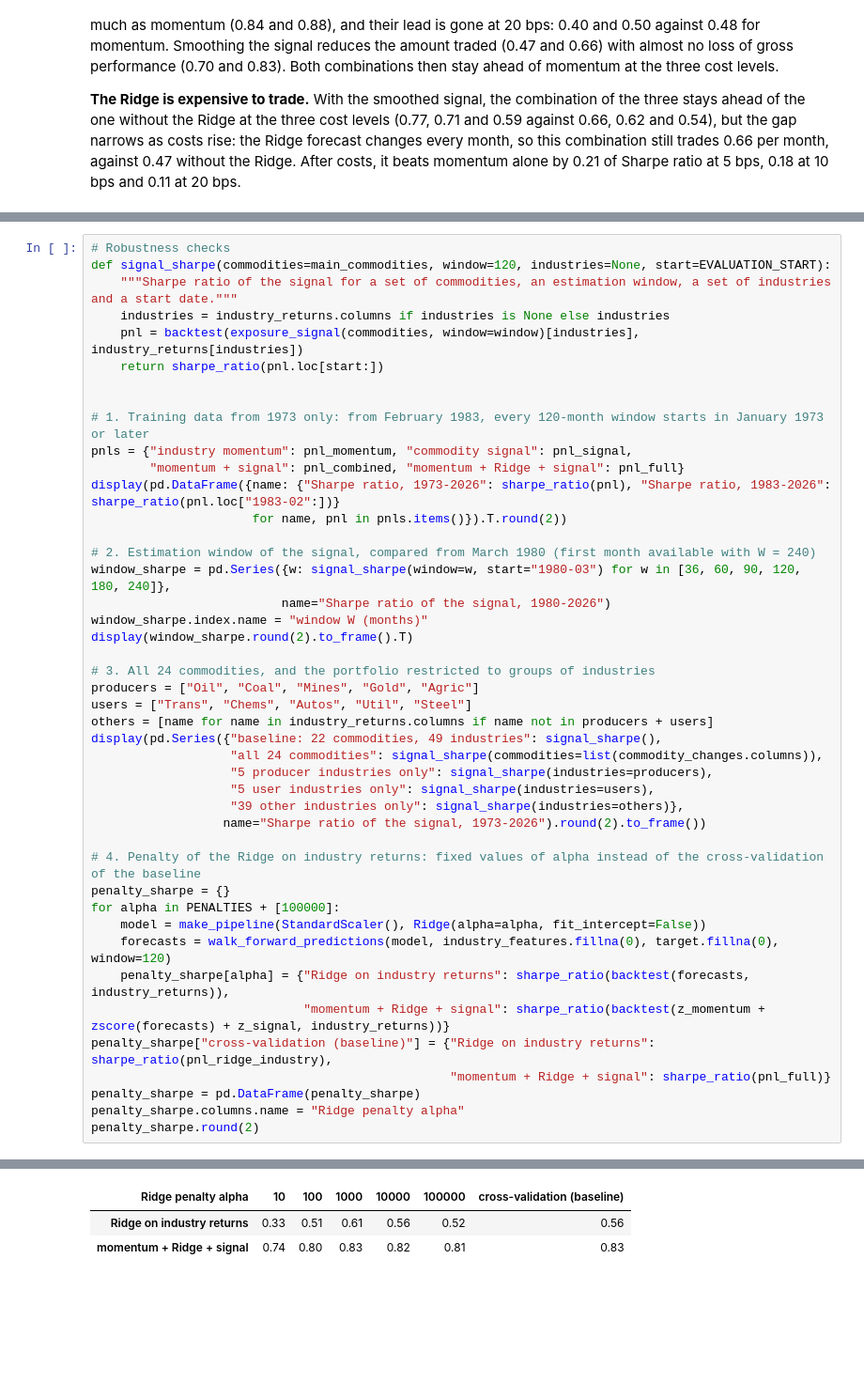
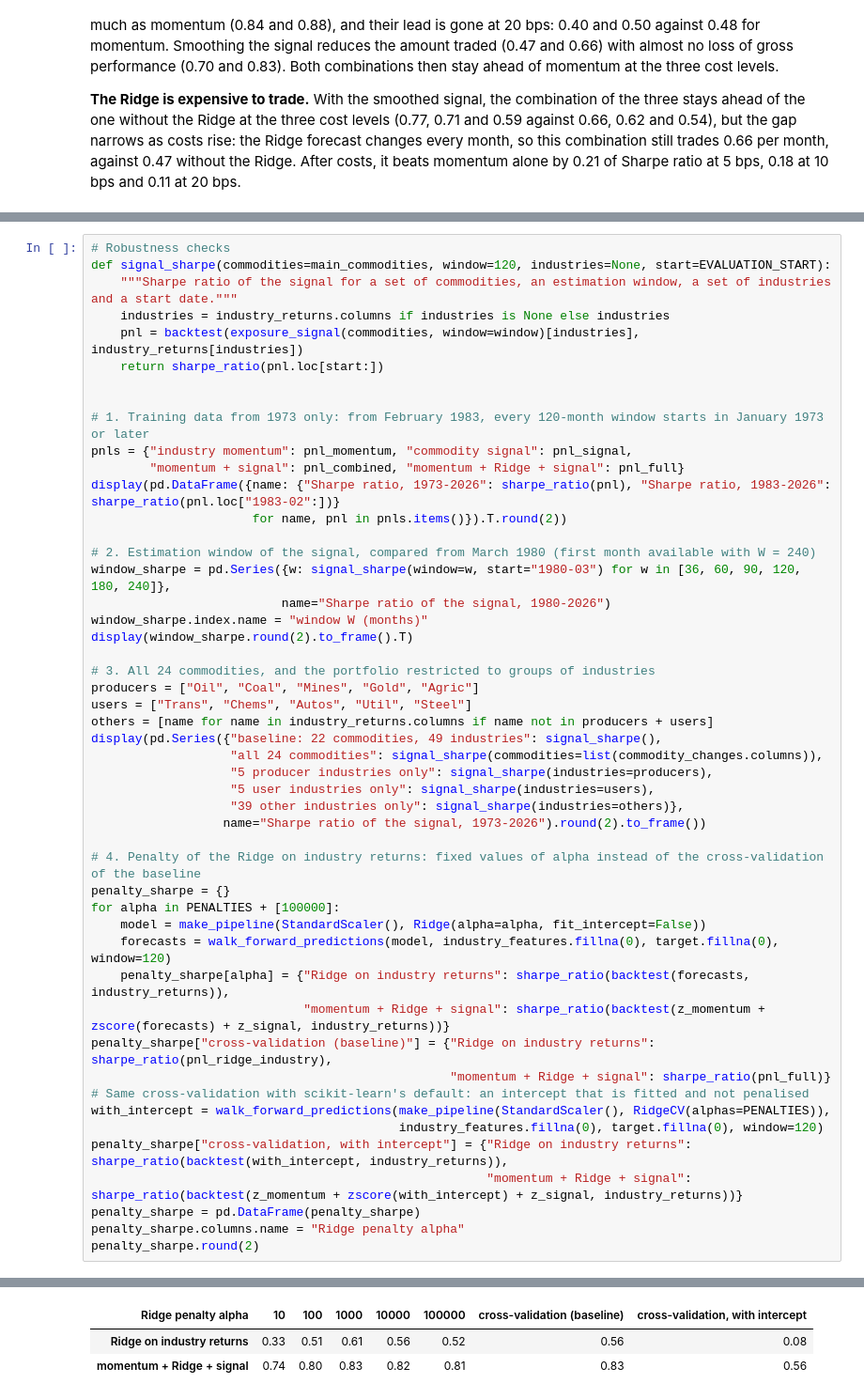
Before and after one commit to SelimLali/Machine_Learning_Trading, a Jupyter notebook: commodities_lead_industries.ipynb, the cells around one changed output, grey strips where cells are left out. Shown at 94% size. Drawn from its saved outputs; the diff is of its cells as text; blank space fills up the shorter version.

Commit message:
Introduction, conclusion, clean-up; alpha per year; intercept check in 4.4

```diff
--- a/commodities_lead_industries.ipynb
+++ b/commodities_lead_industries.ipynb
@@ -904,36 +916,41 @@ display(pd.Series({"baseline: 22 commodities, 49 industries": signal_sharpe(),
                    "5 user industries only": signal_sharpe(industries=users),
                    "39 other industries only": signal_sharpe(industries=others)},
                   name="Sharpe ratio of the signal, 1973-2026").round(2).to_frame())
 
 # 4. Penalty of the Ridge on industry returns: fixed values of alpha instead of the cross-validation of the baseline
 penalty_sharpe = {}
 for alpha in PENALTIES + [100000]:
     model = make_pipeline(StandardScaler(), Ridge(alpha=alpha, fit_intercept=False))
     forecasts = walk_forward_predictions(model, industry_features.fillna(0), target.fillna(0), window=120)
     penalty_sharpe[alpha] = {"Ridge on industry returns": sharpe_ratio(backtest(forecasts, industry_returns)),
                              "momentum + Ridge + signal": sharpe_ratio(backtest(z_momentum + zscore(forecasts) + z_signal, industry_returns))}
 penalty_sharpe["cross-validation (baseline)"] = {"Ridge on industry returns": sharpe_ratio(pnl_ridge_industry),
                                                  "momentum + Ridge + signal": sharpe_ratio(pnl_full)}
+# Same cross-validation with scikit-learn's default: an intercept that is fitted and not penalised
+with_intercept = walk_forward_predictions(make_pipeline(StandardScaler(), RidgeCV(alphas=PENALTIES)),
+                                          industry_features.fillna(0), target.fillna(0), window=120)
+penalty_sharpe["cross-validation, with intercept"] = {"Ridge on industry returns": sharpe_ratio(backtest(with_intercept, industry_returns)),
+                                                      "momentum + Ridge + signal": sharpe_ratio(backtest(z_momentum + zscore(with_intercept) + z_signal, industry_returns))}
 penalty_sharpe = pd.DataFrame(penalty_sharpe)
 penalty_sharpe.columns.name = "Ridge penalty alpha"
 penalty_sharpe.round(2)
 # %% [output]
 |  | Sharpe ratio, 1973-2026 | Sharpe ratio, 1983-2026 |
 | industry momentum | 0.59 | 0.50 |
 | commodity signal | 0.47 | 0.47 |
 | momentum + signal | 0.71 | 0.63 |
 | momentum + Ridge + signal | 0.83 | 0.75 |
 | window W (months) | 36 | 60 | 90 | 120 | 180 | 240 |
 | Sharpe ratio of the signal, 1980-... | 0.25 | 0.26 | 0.46 | 0.54 | 0.53 | 0.48 |
 |  | Sharpe ratio of the signal, 1973-... |
 | baseline: 22 commodities, 49 indu... | 0.47 |
 | all 24 commodities | 0.44 |
 | 5 producer industries only | -0.04 |
 | 5 user industries only | 0.53 |
 | 39 other industries only | 0.47 |
-| Ridge penalty alpha | 10 | 100 | 1000 | 10000 | 100000 | cross-validation (baseline) |
-| Ridge on industry returns | 0.33 | 0.51 | 0.61 | 0.56 | 0.52 | 0.56 |
-| momentum + Ridge + signal | 0.74 | 0.80 | 0.83 | 0.82 | 0.81 | 0.83 |
+| Ridge penalty alpha | 10 | 100 | 1000 | 10000 | 100000 | cross-validation (baseline) | cross-validation, with intercept |
+| Ridge on industry returns | 0.33 | 0.51 | 0.61 | 0.56 | 0.52 | 0.56 | 0.08 |
+| momentum + Ridge + signal | 0.74 | 0.80 | 0.83 | 0.82 | 0.81 | 0.83 | 0.56 |
 # %% [markdown]
 **The start date does not matter.** With training data from 1973 only, the signal is unchanged (0.47). Momentum is weaker without its first decade (0.50 against 0.59), so the combinations are lower too (0.63 and 0.75), but they keep their lead over momentum.
 
```
Also changed, not shown: parts of 16 cells of this notebook.
